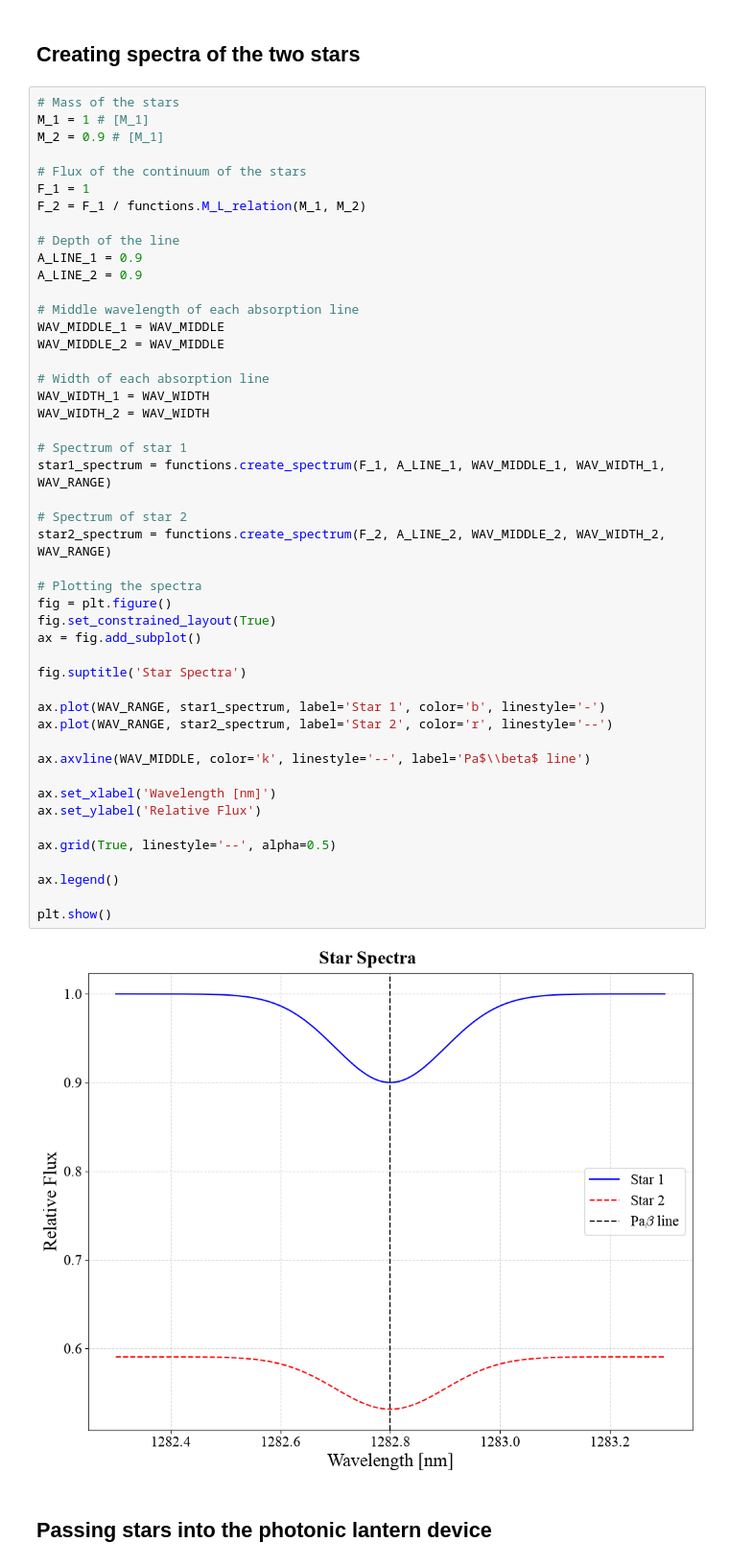
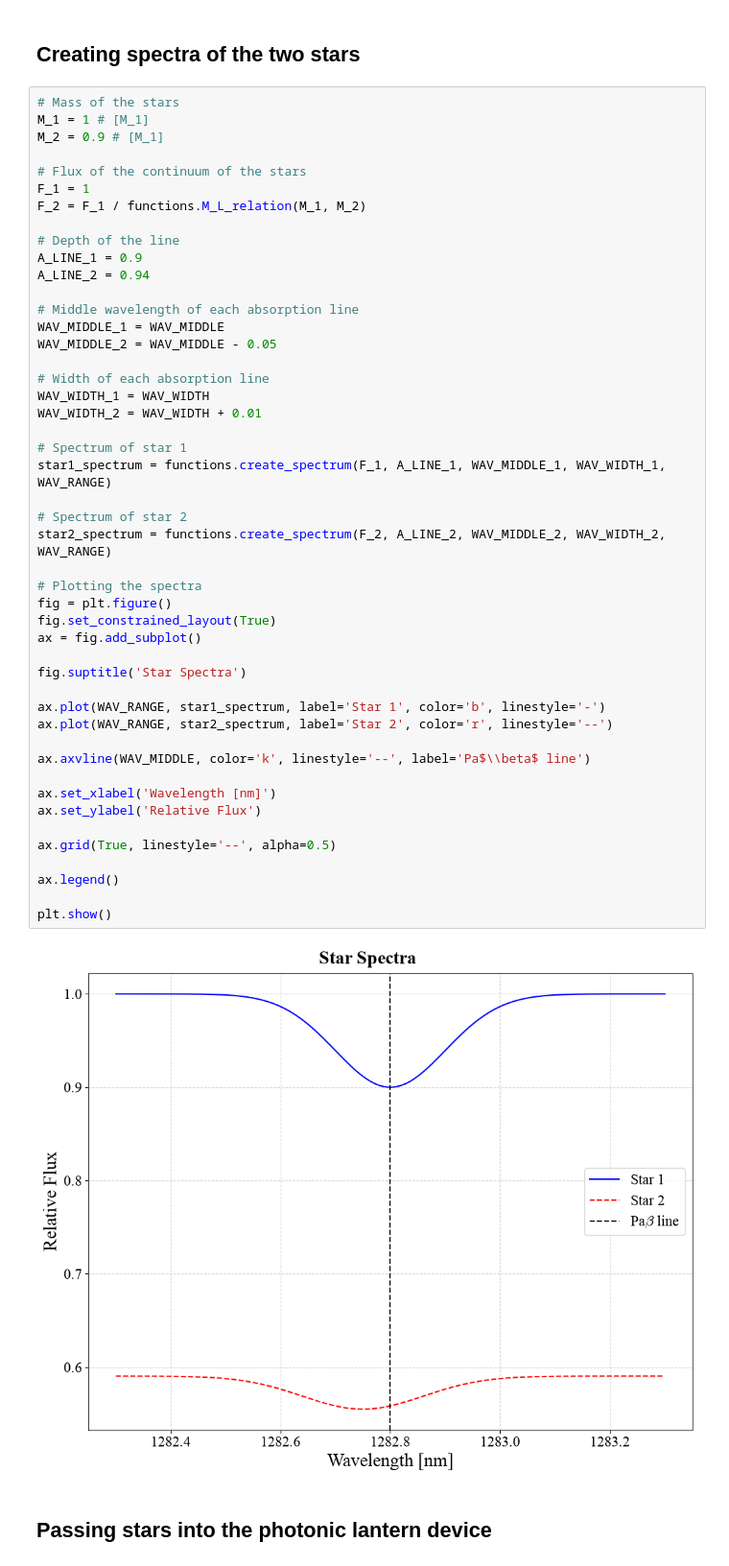
Before and after one commit to saividyud/Second-Year-Project, a Jupyter notebook: fitting.ipynb, the cells around one changed output. Shown at 96% size. Cells and saved outputs as stored; diff of their text form.

```diff
--- a/fitting.ipynb
+++ b/fitting.ipynb
@@ -108,44 +108,44 @@ F_2 = F_1 / functions.M_L_relation(M_1, M_2)
 
 # Depth of the line
 A_LINE_1 = 0.9
-A_LINE_2 = 0.9
+A_LINE_2 = 0.94
 
 # Middle wavelength of each absorption line
 WAV_MIDDLE_1 = WAV_MIDDLE
-WAV_MIDDLE_2 = WAV_MIDDLE
+WAV_MIDDLE_2 = WAV_MIDDLE - 0.05
 
 # Width of each absorption line
 WAV_WIDTH_1 = WAV_WIDTH
-WAV_WIDTH_2 = WAV_WIDTH
+WAV_WIDTH_2 = WAV_WIDTH + 0.01
 
 # Spectrum of star 1
 star1_spectrum = functions.create_spectrum(F_1, A_LINE_1, WAV_MIDDLE_1, WAV_WIDTH_1, WAV_RANGE)
 
 # Spectrum of star 2
 star2_spectrum = functions.create_spectrum(F_2, A_LINE_2, WAV_MIDDLE_2, WAV_WIDTH_2, WAV_RANGE)
 
 # Plotting the spectra
 fig = plt.figure()
 fig.set_constrained_layout(True)
 ax = fig.add_subplot()
 
 fig.suptitle('Star Spectra')
 
 ax.plot(WAV_RANGE, star1_spectrum, label='Star 1', color='b', linestyle='-')
 ax.plot(WAV_RANGE, star2_spectrum, label='Star 2', color='r', linestyle='--')
 
 ax.axvline(WAV_MIDDLE, color='k', linestyle='--', label='Pa$\\beta$ line')
 
 ax.set_xlabel('Wavelength [nm]')
 ax.set_ylabel('Relative Flux')
 
 ax.grid(True, linestyle='--', alpha=0.5)
 
 ax.legend()
 
 plt.show()
 # %% [output]
-[figure, old version]
+[figure, new version]
 # %% [markdown]
 ## Passing stars into the photonic lantern device
 # %%
```
Also changed, not shown: parts of 9 cells of this notebook, 2 other files.
